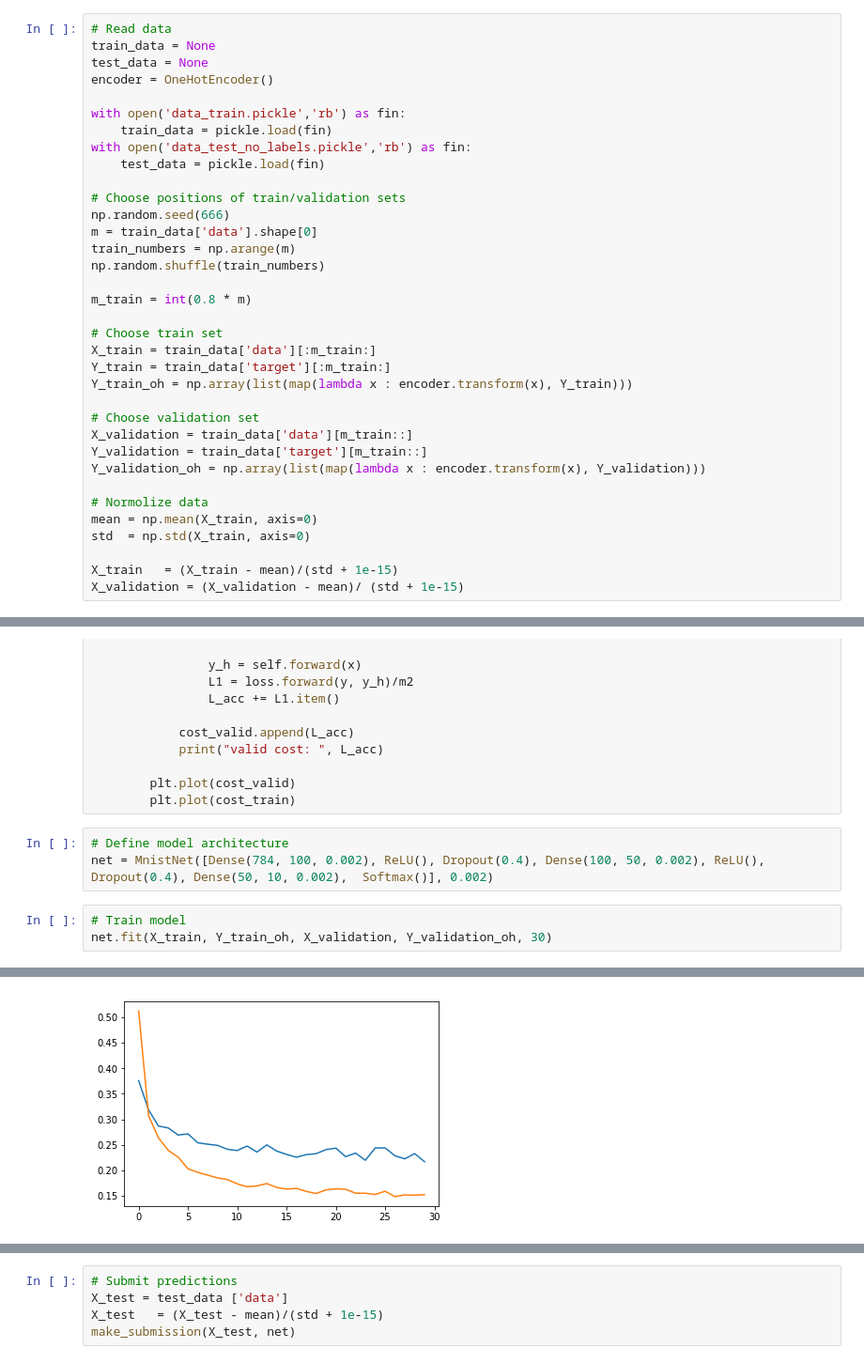
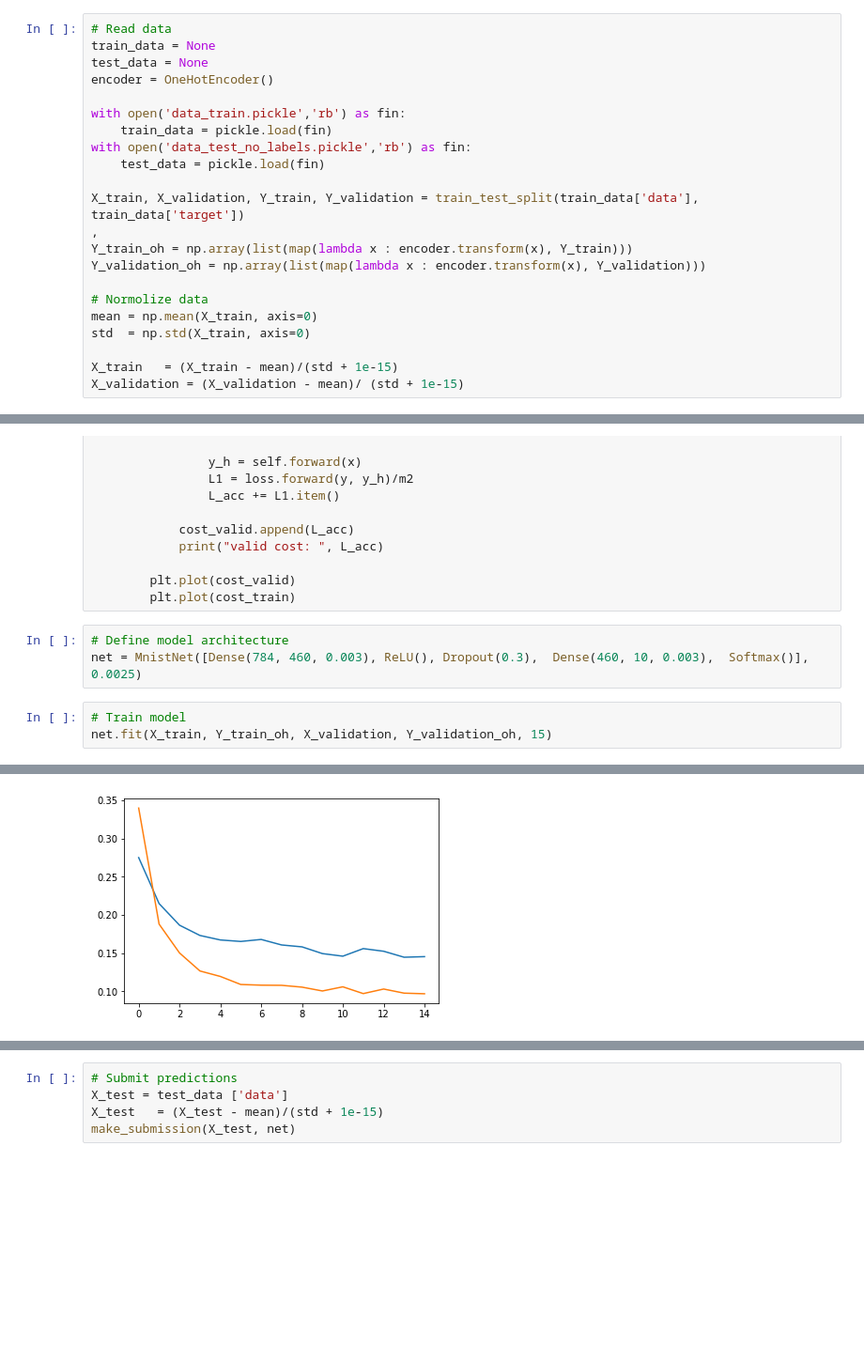
Before and after one commit to stanislaushimovolos/TechnoTrack_NeuralNets, a Jupyter notebook: multi-class classification/Homework2_nosolo.ipynb, the cells around one changed output, grey strips where cells are left out. Shown at 94% size. Drawn from its saved outputs; the diff is of its cells as text; blank space fills up the shorter version.

```diff
--- a/multi-class classification/Homework2_nosolo.ipynb
+++ b/multi-class classification/Homework2_nosolo.ipynb
@@ -46,22 +47,9 @@ with open('data_train.pickle','rb') as fin:
 with open('data_test_no_labels.pickle','rb') as fin:
     test_data = pickle.load(fin)
 
-# Choose positions of train/validation sets
-np.random.seed(666)
-m = train_data['data'].shape[0]
-train_numbers = np.arange(m)
-np.random.shuffle(train_numbers)
-
-m_train = int(0.8 * m)
-
-# Choose train set
-X_train = train_data['data'][:m_train:]
-Y_train = train_data['target'][:m_train:]
+X_train, X_validation, Y_train, Y_validation = train_test_split(train_data['data'], train_data['target'])
+,
 Y_train_oh = np.array(list(map(lambda x : encoder.transform(x), Y_train)))
-
-# Choose validation set
-X_validation = train_data['data'][m_train::]
-Y_validation = train_data['target'][m_train::]
 Y_validation_oh = np.array(list(map(lambda x : encoder.transform(x), Y_validation)))
 
 # Normolize data
@@ -217,9 +205,9 @@ class MnistNet:
         plt.plot(cost_train)
 # %%
 # Define model architecture
-net = MnistNet([Dense(784, 100, 0.002), ReLU(), Dropout(0.4), Dense(100, 50, 0.002), ReLU(), Dropout(0.4), Dense(50, 10, 0.002),  Softmax()], 0.002)
+net = MnistNet([Dense(784, 460, 0.003), ReLU(), Dropout(0.3),  Dense(460, 10, 0.003),  Softmax()], 0.0025)
 # %%
 # Train model
-net.fit(X_train, Y_train_oh, X_validation, Y_validation_oh, 30)
+net.fit(X_train, Y_train_oh, X_validation, Y_validation_oh, 15)
 # %% [output]
 Epoch:  0
@@ -242,4 +230,4 @@ valid cost:  0.21688080722656256
-[figure, old version]
+[figure, new version]
 # %%
 # Analyze results
 train_acc = compute_acc(X_train, Y_train, net)
```
Also changed, not shown: parts of 4 cells of this notebook.
